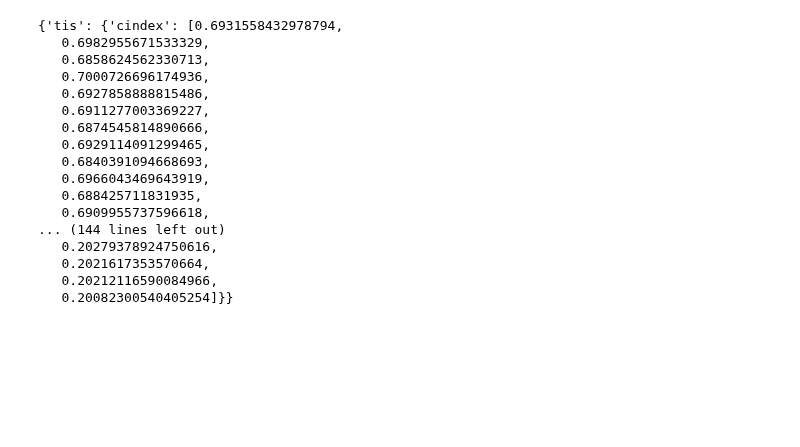
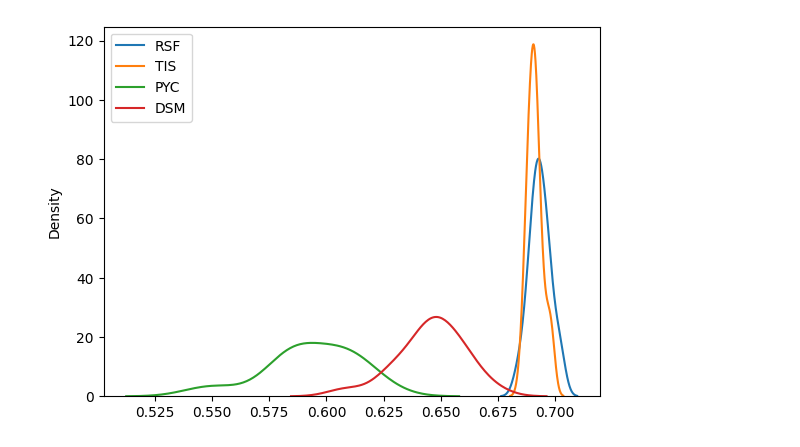
Before and after one commit to sourasen1011/UoE_Research_Project_2023, a Jupyter notebook: time_invariant_survival/experiments.ipynb, the cells around one changed output. Saved outputs shown, nothing was run; the diff lists cells and outputs as text; code cells hidden in the pictures; blank space fills up the shorter version.

```diff
--- a/time_invariant_survival/experiments.ipynb
+++ b/time_invariant_survival/experiments.ipynb
@@ -71,20 +61,0 @@ AttributeError: 'int' object has no attribute 'append'
-# %%
-eval_dict_iter
-# %% [output]
-{'tis': {'cindex': [0.6931558432978794,
-   0.6982955671533329,
-   0.6858624562330713,
-   0.7000726696174936,
-   0.6927858888815486,
-   0.6911277003369227,
-   0.6874545814890666,
-   0.6929114091299465,
-   0.6840391094668693,
-   0.6966043469643919,
-   0.688425711831935,
-   0.6909955737596618,
-... (144 lines left out)
-   0.20279378924750616,
-   0.2021617353570664,
-   0.20212116590084966,
-   0.20082300540405254]}}
@@ -90,0 +68,12 @@ eval_dict_iter
+# %%
+with open("eval_dict_iter.pickle" , 'rb') as file:
+    eval_dict_iter_whole = pickle.load(file)
+# %%
+import seaborn as sns
+sns.kdeplot(np.array(eval_dict_iter['rsf']['cindex']) , label = 'RSF');
+sns.kdeplot(np.array(eval_dict_iter_whole['tis']['cindex']) , label = 'TIS');
+sns.kdeplot(np.array(eval_dict_iter_whole['pyc']['cindex']) , label = 'PYC');
+sns.kdeplot(np.array(eval_dict_iter_whole['dsm']['cindex']) , label = 'DSM');
+plt.legend();
+# %% [output]
+[figure, added]
```
Also changed, not shown: parts of 2 cells of this notebook, 2 other files.
